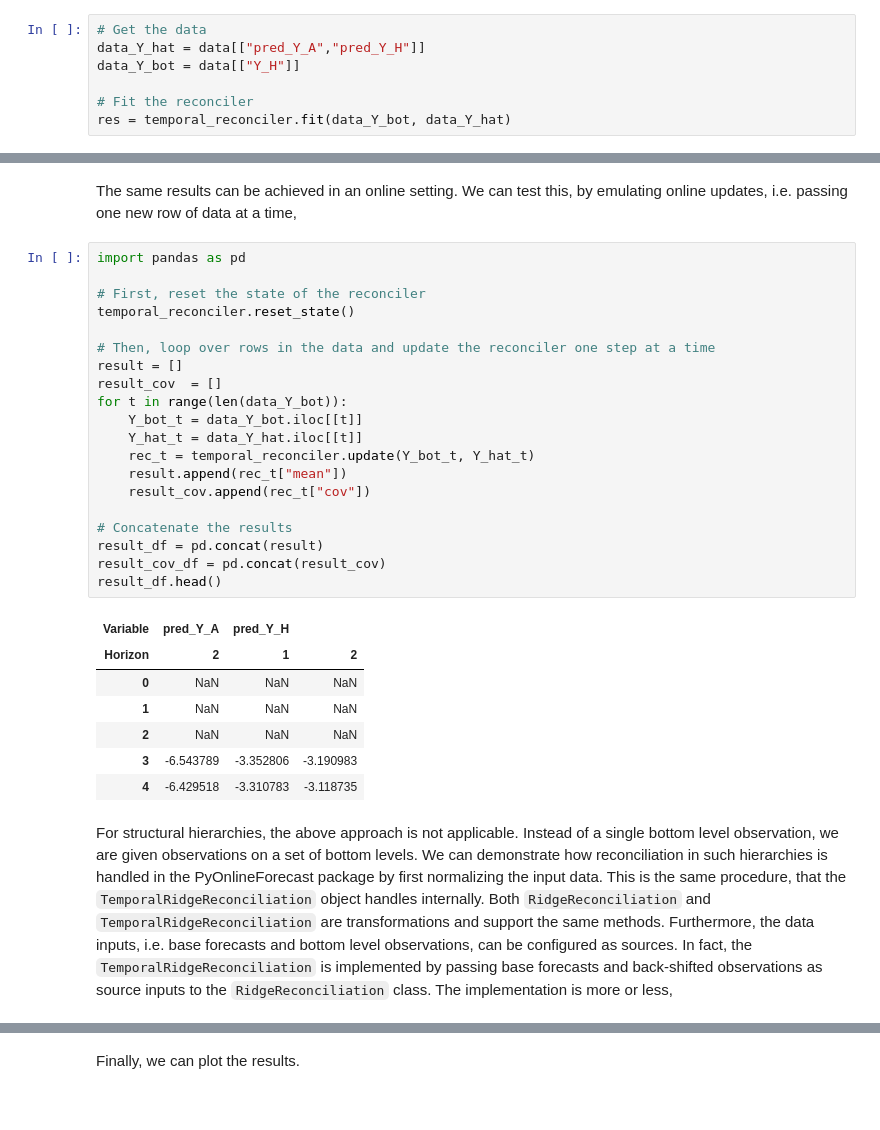
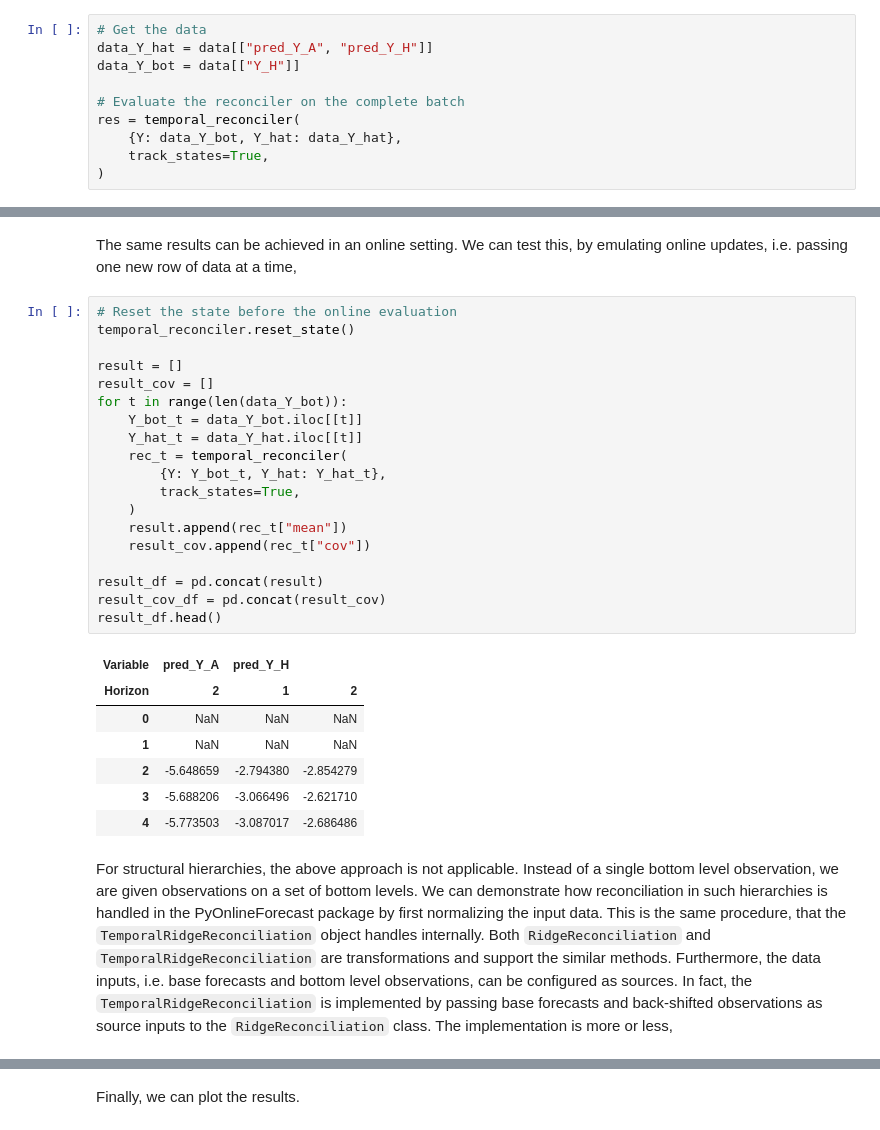
Before and after one commit to tobro-gh/PyOnlineForecast, a Jupyter notebook: docs/examples/hierarchy_example.ipynb, the cells around one changed output, grey strips where cells are left out. Drawn from its saved outputs; the diff is of its cells as text.

```diff
--- a/docs/examples/hierarchy_example.ipynb
+++ b/docs/examples/hierarchy_example.ipynb
@@ -59,10 +67,13 @@ To apply the reconciler, we can use the ``fit`` method,
 # %%
 # Get the data
-data_Y_hat = data[["pred_Y_A","pred_Y_H"]]
+data_Y_hat = data[["pred_Y_A", "pred_Y_H"]]
 data_Y_bot = data[["Y_H"]]
 
-# Fit the reconciler
-res = temporal_reconciler.fit(data_Y_bot, data_Y_hat)
+# Evaluate the reconciler on the complete batch
+res = temporal_reconciler(
+    {Y: data_Y_bot, Y_hat: data_Y_hat},
+    track_states=True,
+)
 # %% [markdown]
 The result is a dict, with predicted means under the "mean" key,
 # %%
@@ -94,33 +105,32 @@ res["cov"].head(9)
 # %% [markdown]
 The same results can be achieved in an online setting. We can test this, by emulating online updates, i.e. passing one new row of data at a time,
 # %%
-import pandas as pd
-
-# First, reset the state of the reconciler
+# Reset the state before the online evaluation
 temporal_reconciler.reset_state()
 
-# Then, loop over rows in the data and update the reconciler one step at a time
 result = []
-result_cov  = []
+result_cov = []
 for t in range(len(data_Y_bot)):
     Y_bot_t = data_Y_bot.iloc[[t]]
     Y_hat_t = data_Y_hat.iloc[[t]]
-    rec_t = temporal_reconciler.update(Y_bot_t, Y_hat_t)
+    rec_t = temporal_reconciler(
+        {Y: Y_bot_t, Y_hat: Y_hat_t},
+        track_states=True,
+    )
     result.append(rec_t["mean"])
     result_cov.append(rec_t["cov"])
 
-# Concatenate the results
 result_df = pd.concat(result)
 result_cov_df = pd.concat(result_cov)
 result_df.head()
 # %% [output]
 | Variable | pred_Y_A | pred_Y_H |  |
 | Horizon | 2 | 1 | 2 |
 | 0 | NaN | NaN | NaN |
 | 1 | NaN | NaN | NaN |
-| 2 | NaN | NaN | NaN |
-| 3 | -6.543789 | -3.352806 | -3.190983 |
-| 4 | -6.429518 | -3.310783 | -3.118735 |
+| 2 | -5.648659 | -2.794380 | -2.854279 |
+| 3 | -5.688206 | -3.066496 | -2.621710 |
+| 4 | -5.773503 | -3.087017 | -2.686486 |
 # %% [markdown]
-For structural hierarchies, the above approach is not applicable. Instead of a single bottom level observation, we are given observations on a set of bottom levels. We can demonstrate how reconciliation in such hierarchies is handled in the PyOnlineForecast package by first normalizing the input data. This is the same procedure, that the ``TemporalRidgeReconciliation`` object handles internally. Both ``RidgeReconciliation`` and ``TemporalRidgeReconciliation`` are transformations and support the same methods. Furthermore, the data inputs, i.e. base forecasts and bottom level observations, can be configured as sources. In fact, the ``TemporalRidgeReconciliation`` is implemented by passing base forecasts and back-shifted observations as source inputs to the ``RidgeReconciliation`` class. The implementation is more or less,
+For structural hierarchies, the above approach is not applicable. Instead of a single bottom level observation, we are given observations on a set of bottom levels. We can demonstrate how reconciliation in such hierarchies is handled in the PyOnlineForecast package by first normalizing the input data. This is the same procedure, that the ``TemporalRidgeReconciliation`` object handles internally. Both ``RidgeReconciliation`` and ``TemporalRidgeReconciliation`` are transformations and support the similar methods. Furthermore, the data inputs, i.e. base forecasts and bottom level observations, can be configured as sources. In fact, the ``TemporalRidgeReconciliation`` is implemented by passing base forecasts and back-shifted observations as source inputs to the ``RidgeReconciliation`` class. The implementation is more or less,
 # %%
```
Also changed, not shown: parts of 8 cells of this notebook, 12 other files.
